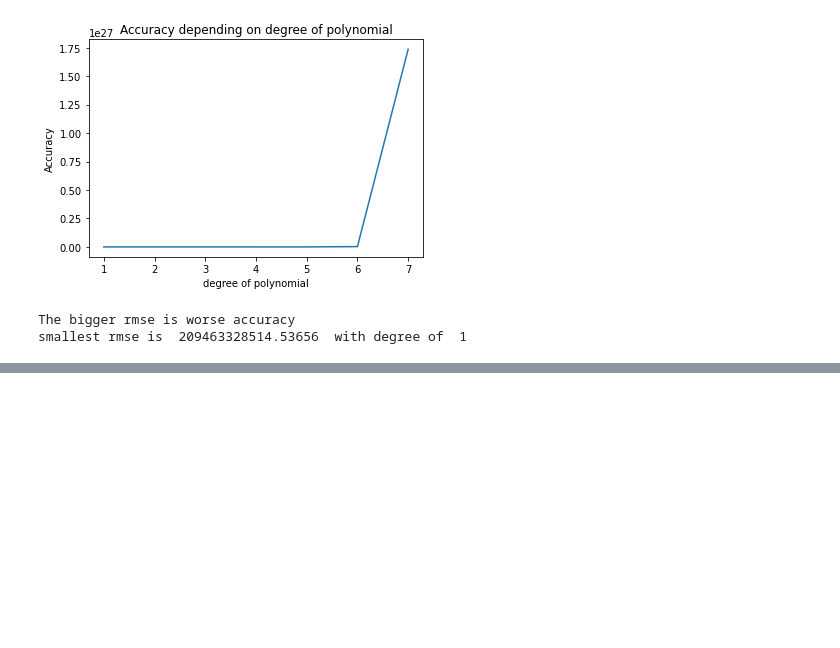
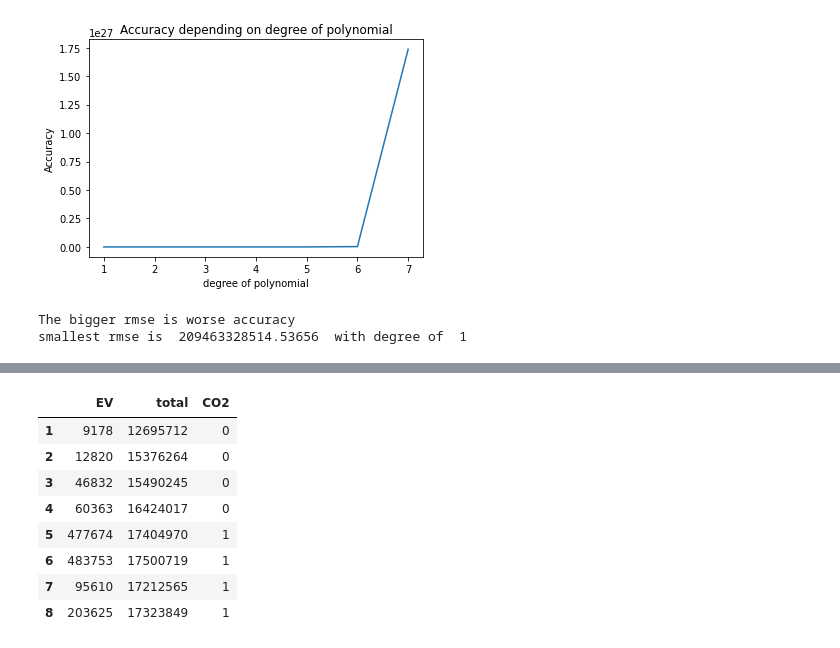
Before and after one commit to ykim879/machine.learning.project, a Jupyter notebook: linear_regression_CO2_EV_NonEV.ipynb, the cells around one changed output, grey strips where cells are left out. Drawn from its saved outputs; the diff is of its cells as text; code cells hidden in the pictures; blank space fills up the shorter version.

```diff
--- a/linear_regression_CO2_EV_NonEV.ipynb
+++ b/linear_regression_CO2_EV_NonEV.ipynb
@@ -155,0 +178,26 @@ smallest rmse is  209463328514.53656  with degree of  1
+# %%
+"""
+data: data(dataframe)
+endpoints: The list of the endpoints if list is [1000] data under 1000 CO2 will be 0 and over will be 1 etc.
+"""
+def carbon_to_digit(data, endpoints):
+    result = pd.DataFrame()
+    result["EV"] = data["EV sales (#of vehicles)"]
+    result["total"] = data["Total car sales (# of vehicles)"]
+    result["CO2"] = pd.cut(data["CO2 emissions (million metric tons of carbon dioxide)"], bins = endpoints, right = True,
+                 labels = False)
+    return result
+#dataRF["CO2 emissions (million metric tons of carbon dioxide)"] = carbon_to_digit(dataRF, [0,1850, maxCO])
+#dataRF
+categorizedRF = carbon_to_digit(dataRF, [0,1850, maxCO])
+categorizedRF
+# %% [output]
+|  | EV | total | CO2 |
+| 1 | 9178 | 12695712 | 0 |
+| 2 | 12820 | 15376264 | 0 |
+| 3 | 46832 | 15490245 | 0 |
+| 4 | 60363 | 16424017 | 0 |
+| 5 | 477674 | 17404970 | 1 |
+| 6 | 483753 | 17500719 | 1 |
+| 7 | 95610 | 17212565 | 1 |
+| 8 | 203625 | 17323849 | 1 |
```
Also changed, not shown: parts of 9 cells of this notebook.
